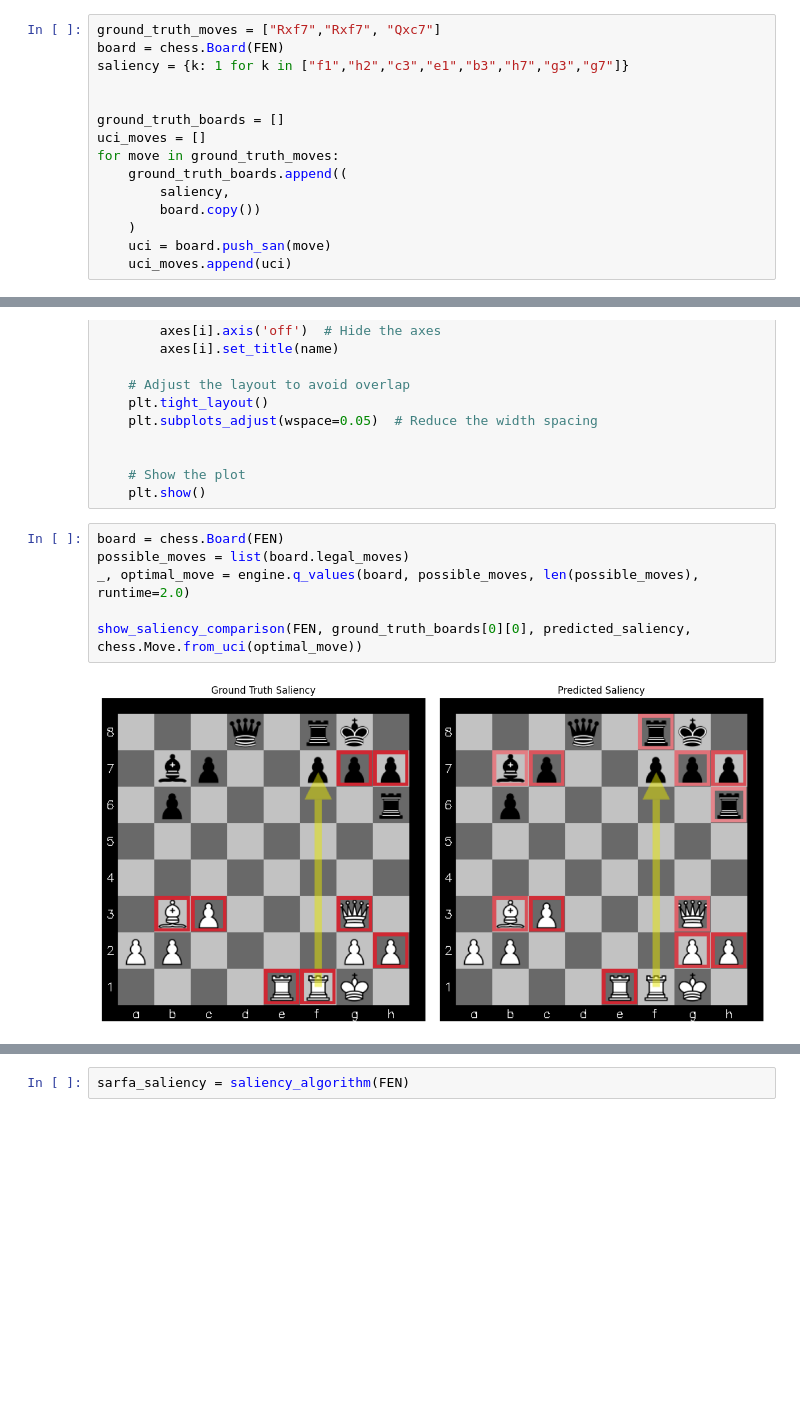
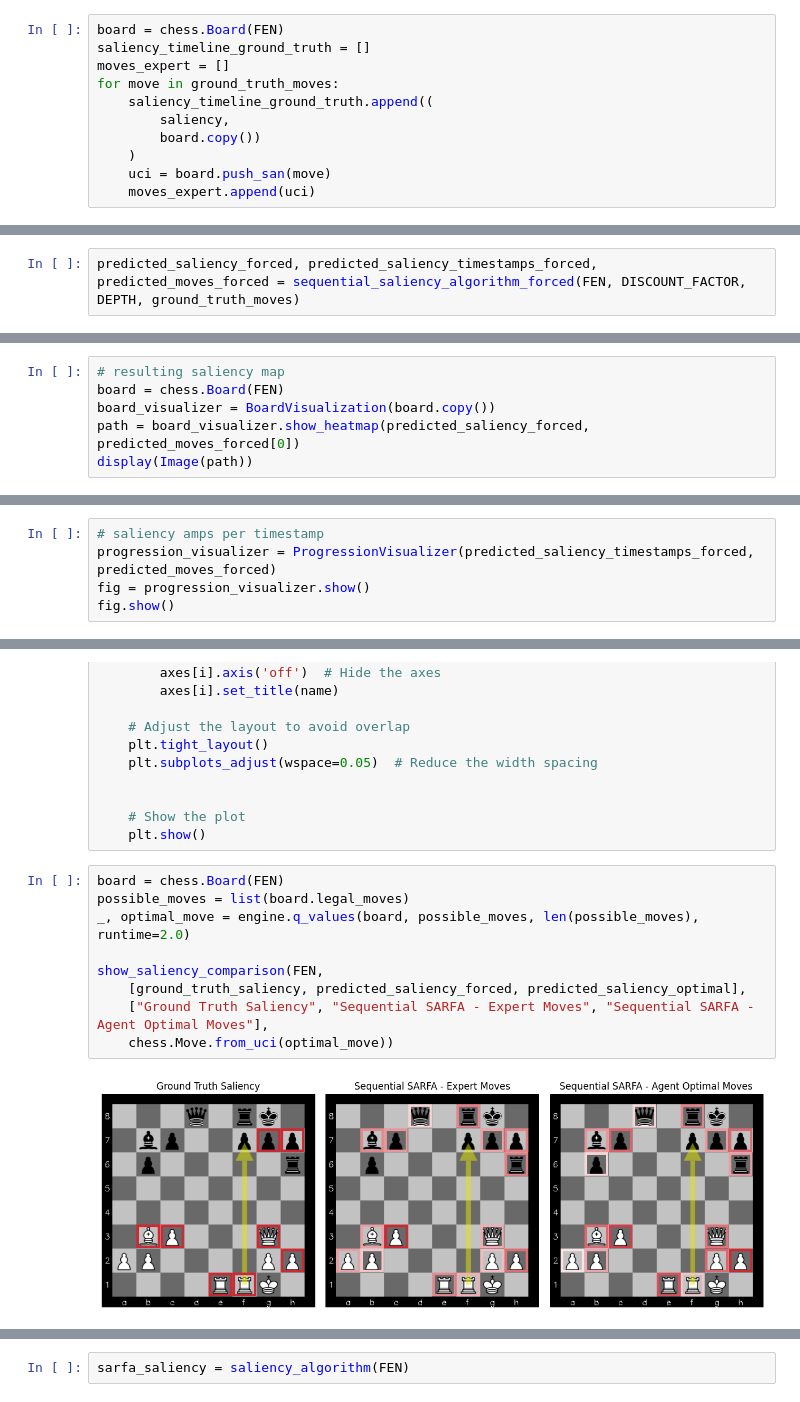
Before and after one commit to radroof22/xAI-chess, a Jupyter notebook: sequential_sarfa.ipynb, the cells around one changed output, grey strips where cells are left out. Drawn from its saved outputs; the diff is of its cells as text; blank space fills up the shorter version.

Commit message:
done with sequential sarfa

```diff
--- a/sequential_sarfa.ipynb
+++ b/sequential_sarfa.ipynb
@@ -240,16 +290,12 @@ fig.show()
 # %%
-ground_truth_moves = ["Rxf7","Rxf7", "Qxc7"]
 board = chess.Board(FEN)
-saliency = {k: 1 for k in ["f1","h2","c3","e1","b3","h7","g3","g7"]}
-
-
-ground_truth_boards = []
-uci_moves = []
+saliency_timeline_ground_truth = []
+moves_expert = []
 for move in ground_truth_moves:
-    ground_truth_boards.append((
+    saliency_timeline_ground_truth.append((
         saliency,
         board.copy())
     )
     uci = board.push_san(move)
-    uci_moves.append(uci)
+    moves_expert.append(uci)
 # %%
@@ -260,0 +366,2 @@ fig.show()
+# %%
+predicted_saliency_forced, predicted_saliency_timestamps_forced, predicted_moves_forced = sequential_saliency_algorithm_forced(FEN, DISCOUNT_FACTOR, DEPTH, ground_truth_moves)
@@ -260,0 +372,6 @@ fig.show()
+# %%
+# resulting saliency map
+board = chess.Board(FEN)
+board_visualizer = BoardVisualization(board.copy())
+path = board_visualizer.show_heatmap(predicted_saliency_forced, predicted_moves_forced[0])
+display(Image(path))
@@ -260,0 +380,5 @@ fig.show()
+# %%
+# saliency amps per timestamp
+progression_visualizer = ProgressionVisualizer(predicted_saliency_timestamps_forced, predicted_moves_forced)
+fig = progression_visualizer.show()
+fig.show()
@@ -310,8 +440,11 @@ def show_saliency_comparison(fen, saliencies, names, best_move: chess.Move):
 # %%
 board = chess.Board(FEN)
 possible_moves = list(board.legal_moves)
 _, optimal_move = engine.q_values(board, possible_moves, len(possible_moves), runtime=2.0)
 
-show_saliency_comparison(FEN, ground_truth_boards[0][0], predicted_saliency, chess.Move.from_uci(optimal_move))
+show_saliency_comparison(FEN,
+    [ground_truth_saliency, predicted_saliency_forced, predicted_saliency_optimal],
+    ["Ground Truth Saliency", "Sequential SARFA - Expert Moves", "Sequential SARFA - Agent Optimal Moves"],
+    chess.Move.from_uci(optimal_move))
 # %% [output]
-[figure, old version]
+[figure, new version]
```
Also changed, not shown: parts of 102 cells of this notebook, 1 other file.
